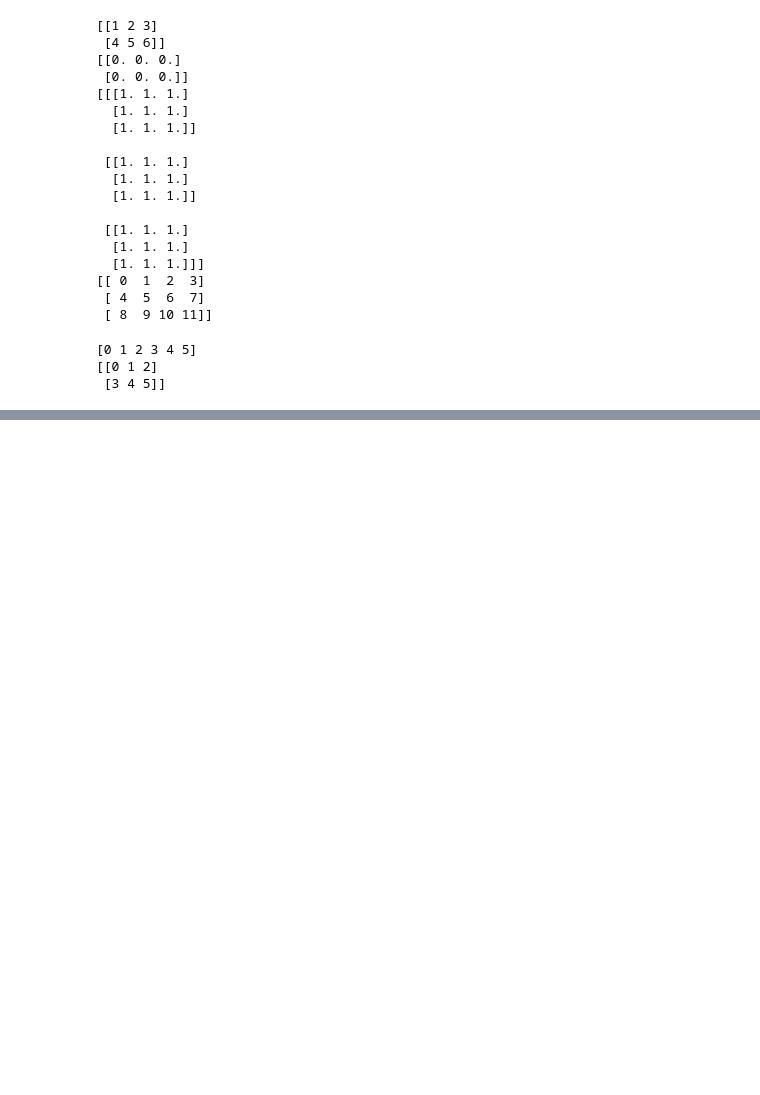
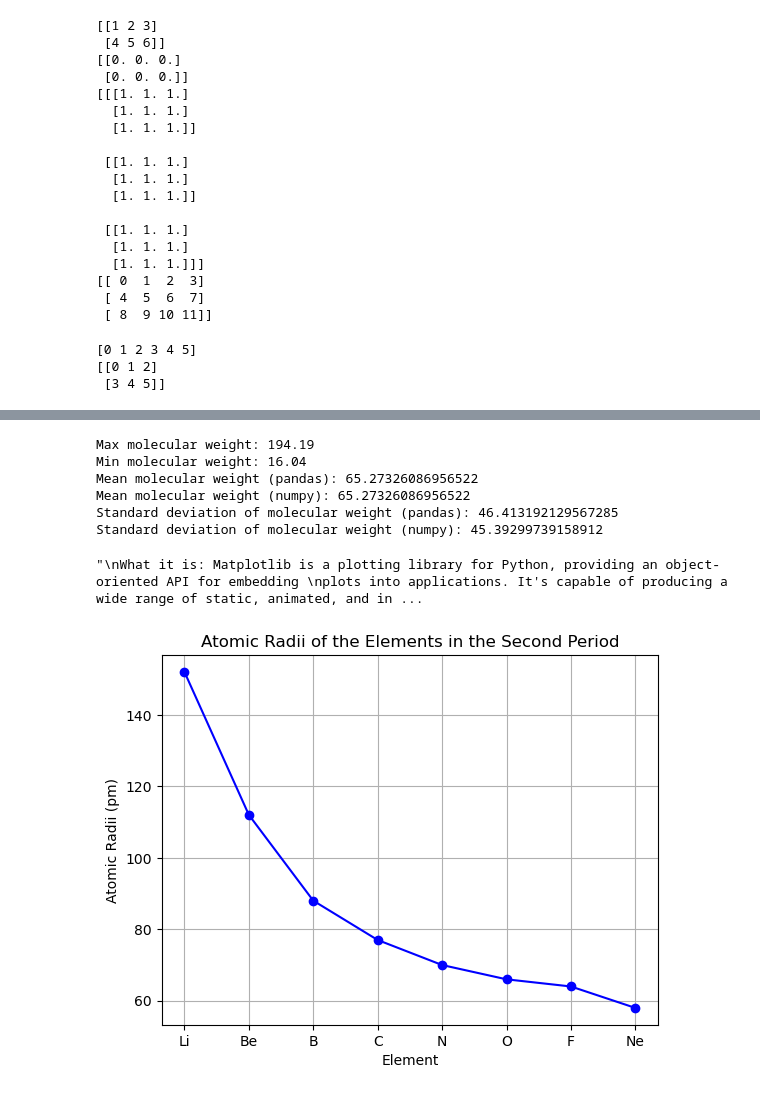
Before and after one commit to Enzo-vnc/PP, a Jupyter notebook: Week_4_NumPy_Numerica_operations_data_handling_data_visualization.ipynb, the cells around one changed output, grey strips where cells are left out. Drawn from its saved outputs; the diff is of its cells as text; code cells hidden in the pictures; blank space fills up the shorter version.

```diff
--- a/Week_4_NumPy_Numerica_operations_data_handling_data_visualization.ipynb
+++ b/Week_4_NumPy_Numerica_operations_data_handling_data_visualization.ipynb
@@ -248,0 +589,53 @@ print(two_d_array)
+# %%
+## Operations
+
+molecular_weights = df["weight"]
+
+print("Max molecular weight:", molecular_weights.max())
+print("Min molecular weight:", molecular_weights.min())
+
+print("Mean molecular weight (pandas):", molecular_weights.mean())
+print("Mean molecular weight (numpy):", np.mean(molecular_weights))
+
+print("Standard deviation of molecular weight (pandas):", molecular_weights.std())
+print("Standard deviation of molecular weight (numpy):", np.std(molecular_weights))
+# %% [output]
+Max molecular weight: 194.19
+Min molecular weight: 16.04
+Mean molecular weight (pandas): 65.27326086956522
+Mean molecular weight (numpy): 65.27326086956522
+Standard deviation of molecular weight (pandas): 46.413192129567285
+Standard deviation of molecular weight (numpy): 45.39299739158912
+# %%
+### matplotlib : Data Visualization
+"""
+What it is: Matplotlib is a plotting library for Python, providing an object-oriented API for embedding
+plots into applications. It's capable of producing a wide range of static, animated, and interactive
+visualizations in a variety of output formats.
+
+Why it's used: Matplotlib is the go-to library for creating graphs, charts, and figures in Python. It's
+highly customizable and can produce almost any kind of visualization you might need, from simple bar charts
+and line plots to complex scatter plots and histograms.
+
+Usefulness in Chemical Sciences: Visual representation of data is crucial in chemistry for understanding
+complex relationships, trends, and patterns. Matplotlib enables chemists to visualize experimental results,
+such as reaction rates or concentration changes over time, and to compare theoretical models with experimental
+data. It's also used in teaching to help explain complex concepts through visual aids.
+"""
+# %% [output]
+"\nWhat it is: Matplotlib is a plotting library for Python, providing an object-oriented API for embedding \nplots into applications. It's capable of producing a wide range of static, animated, and in ...
+# %%
+# Let's plot some chemically-inspired dat :
+
+elements = ['Li', 'Be', 'B', 'C', 'N', 'O', 'F', 'Ne']
+atomic_radii = [152, 112, 88, 77, 70, 66, 64, 58]  # in pm
+
+# Create a plot. Use a 'o' marker to plot scatter points
+fig, ax = plt.subplots()
+ax.plot(elements, atomic_radii, marker='o', linestyle='-', color='b')
+ax.set_title('Atomic Radii of the Elements in the Second Period')
+ax.set_xlabel('Element')
+ax.set_ylabel('Atomic Radii (pm)')
+ax.grid(True)
+# %% [output]
+[figure, added]
```
Also changed, not shown: parts of 26 cells of this notebook.
